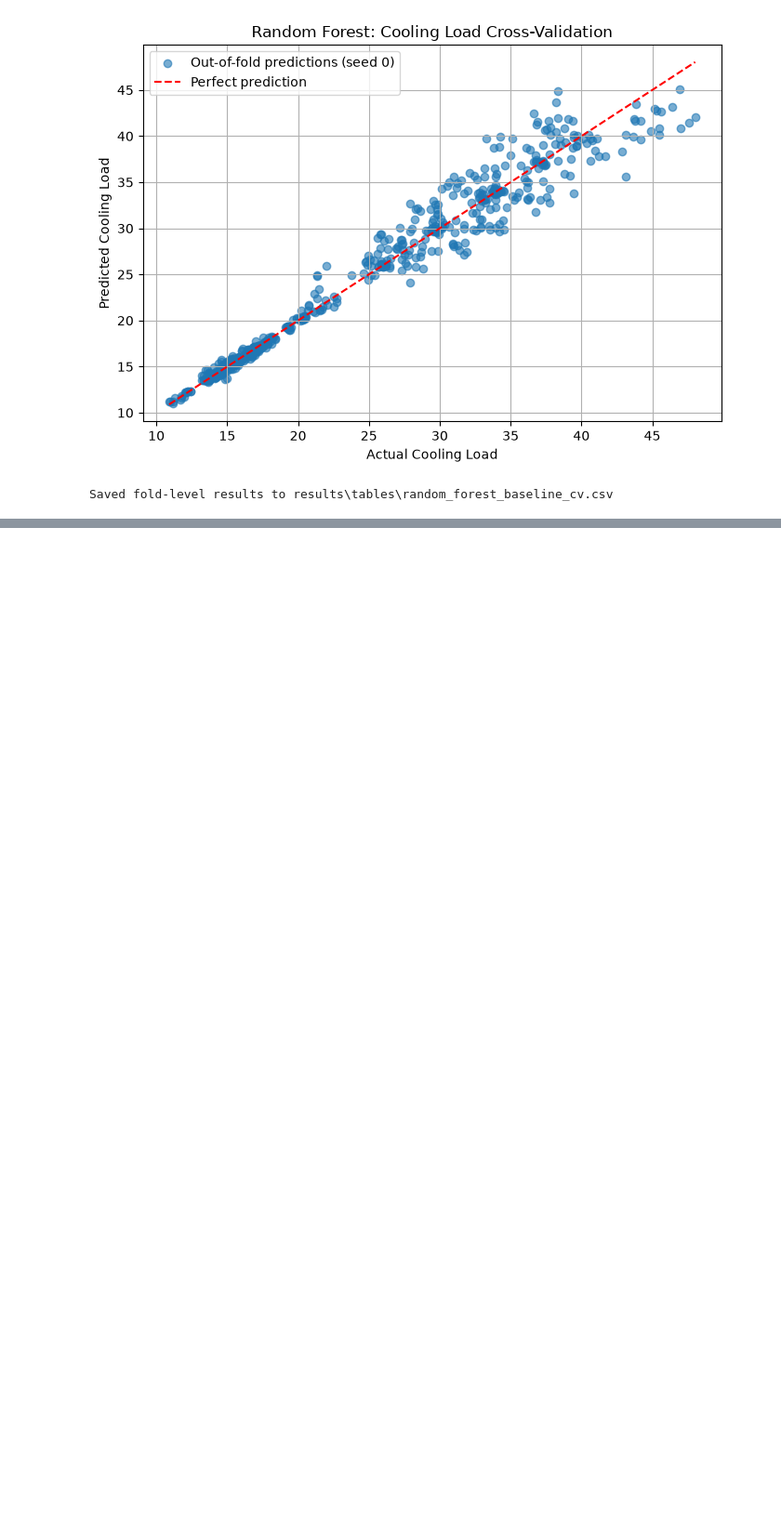
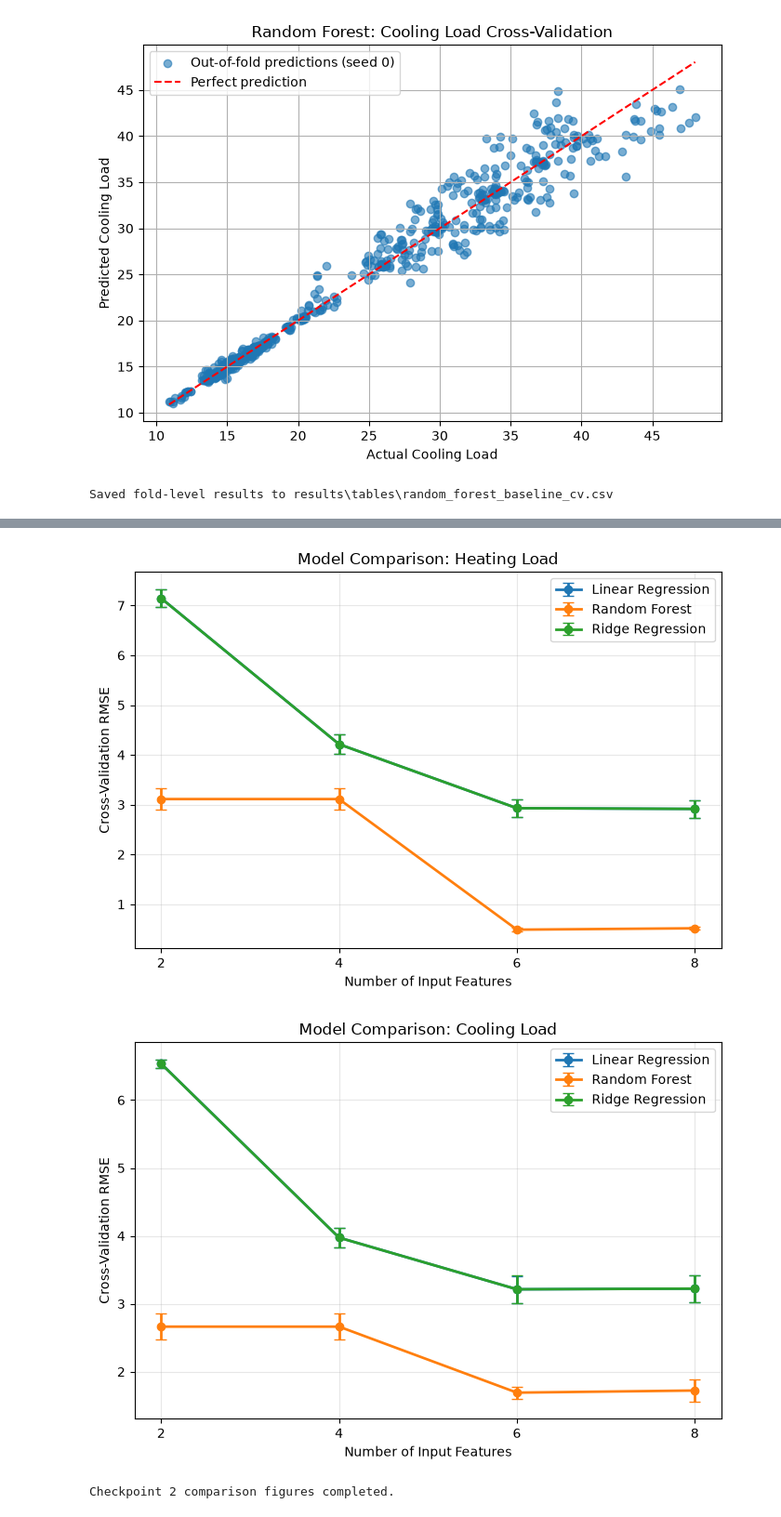
Before and after one commit to jacob-baker25/eleg405-energy-load-prediction, a Jupyter notebook: notebooks/03_random_forest_nate.ipynb, the cells around one changed output, grey strips where cells are left out. Shown at 93% size. Cells and saved outputs as stored; diff of their text form; code cells hidden in the pictures; blank space fills up the shorter version.

```diff
--- a/notebooks/03_random_forest_nate.ipynb
+++ b/notebooks/03_random_forest_nate.ipynb
@@ -214,0 +494,14 @@ Saved fold-level results to results\tables\random_forest_baseline_cv.csv
+# %%
+# Checkpoint 2 - Verify Feature Subsets
+
+print("Random Forest Feature Ablation Subsets")
+print("-" * 45)
+
+for n_features in [2, 4, 6, 8]:
+    selected_features = list(FEATURE_COLUMNS[:n_features])
+
+    print(f"\n{n_features} features:")
+    for feature in selected_features:
+        print(f"  - {feature}")
+
+print("\nFeature subset verification completed.")
@@ -214,0 +720,52 @@ Saved fold-level results to results\tables\random_forest_baseline_cv.csv
+# %%
+# Checkpoint 2 - Model Comparison Figures
+
+for target in TARGET_COLUMNS:
+
+    target_results = comparison_summary[
+        comparison_summary["target"] == target
+    ]
+
+    fig, ax = plt.subplots(figsize=(7, 5))
+
+    for model_name, group in target_results.groupby("model"):
+
+        group = group.sort_values("n_features")
+
+        ax.errorbar(
+            group["n_features"],
+            group["rmse_mean"],
+            yerr=group["rmse_std"],
+            marker="o",
+            capsize=4,
+            linewidth=2,
+            label=model_name
+        )
+
+    display_name = target.replace("_", " ").title()
+
+    ax.set(
+        xlabel="Number of Input Features",
+        ylabel="Cross-Validation RMSE",
+        title=f"Model Comparison: {display_name}"
+    )
+
+    ax.set_xticks([2, 4, 6, 8])
+    ax.grid(True, alpha=0.3)
+    ax.legend()
+
+    fig.tight_layout()
+
+    fig.savefig(
+        figures_dir / f"checkpoint2_{target}_comparison.png",
+        dpi=300,
+        bbox_inches="tight"
+    )
+
+    plt.show()
+
+print("Checkpoint 2 comparison figures completed.")
+# %% [output]
+[figure, added]
+[figure, added]
+Checkpoint 2 comparison figures completed.
```
Also changed, not shown: parts of 19 cells of this notebook, 19 other files.
